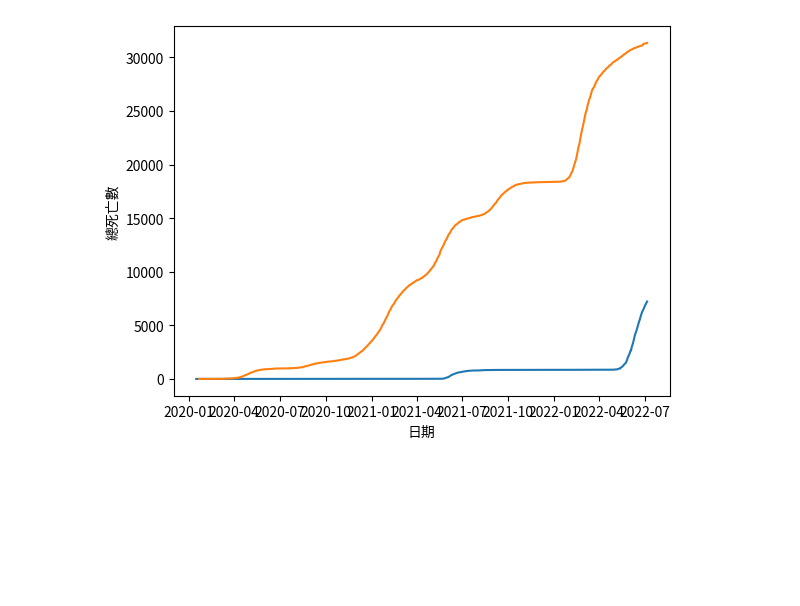
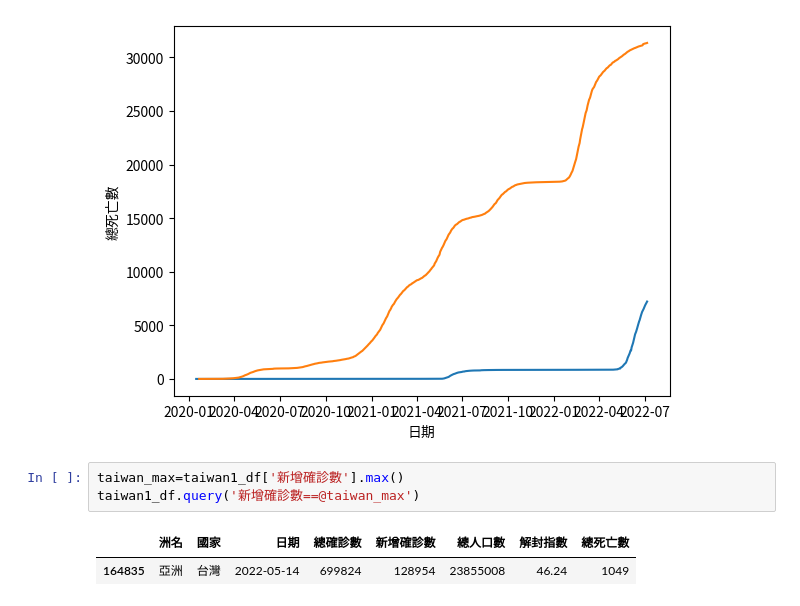
Before and after one commit to futitan/python_analysis, a Jupyter notebook: lesson16/lesson16_7.ipynb, the cells around one changed output. Cells and saved outputs as stored; diff of their text form; blank space fills up the shorter version.

```diff
--- a/lesson16/lesson16_7.ipynb
+++ b/lesson16/lesson16_7.ipynb
@@ -110,3 +110,9 @@ plt.ylabel('總死亡數')
 plt.show()
 # %% [output]
 [figure]
+# %%
+taiwan_max=taiwan1_df['新增確診數'].max()
+taiwan1_df.query('新增確診數==@taiwan_max')
+# %% [output]
+|  | 洲名 | 國家 | 日期 | 總確診數 | 新增確診數 | 總人口數 | 解封指數 | 總死亡數 |
+| 164835 | 亞洲 | 台灣 | 2022-05-14 | 699824 | 128954 | 23855008 | 46.24 | 1049 |
```
